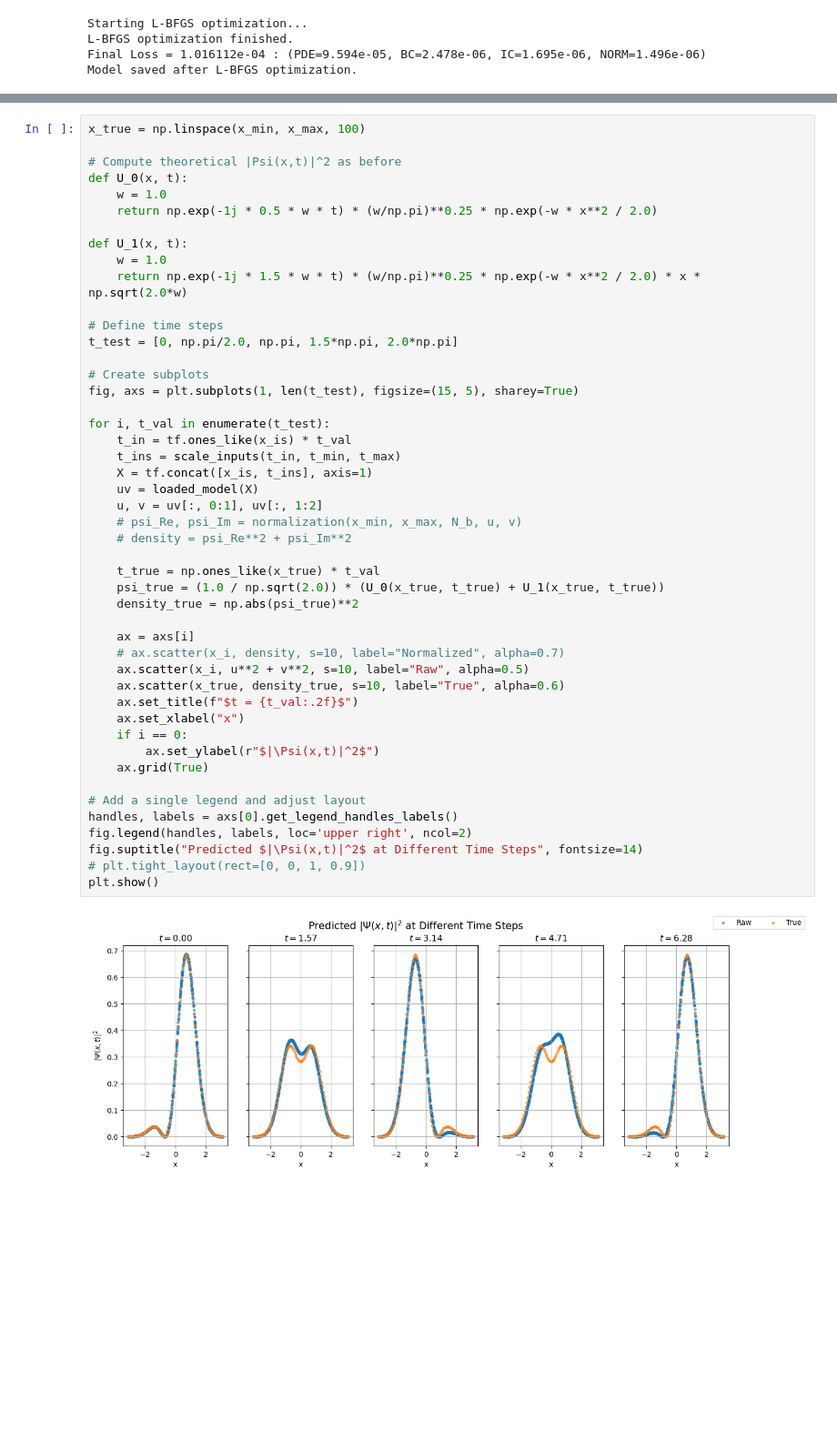
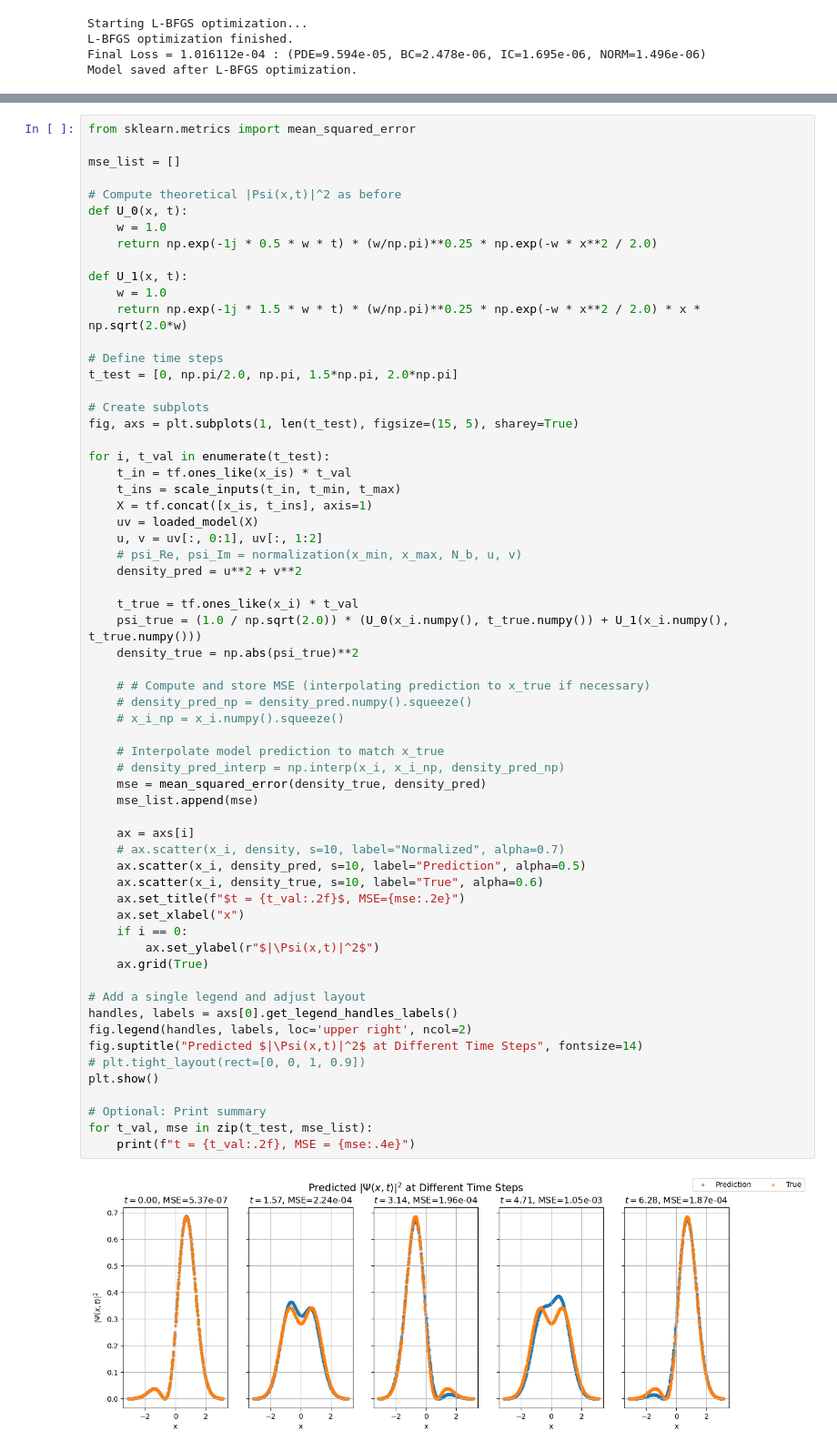
Before and after one commit to mrdchua/PINN-TDSE, a Jupyter notebook: TDSE-PHYS299/pinn-tdse-w1-lfbgs.ipynb, the cells around one changed output, grey strips where cells are left out. Shown at 91% size. Drawn from its saved outputs; the diff is of its cells as text; blank space fills up the shorter version.

```diff
--- a/TDSE-PHYS299/pinn-tdse-w1-lfbgs.ipynb
+++ b/TDSE-PHYS299/pinn-tdse-w1-lfbgs.ipynb
@@ -556,5 +558,7 @@ Model: "pinn"
 # %%
-x_true = np.linspace(x_min, x_max, 100)
+from sklearn.metrics import mean_squared_error
+
+mse_list = []
 
 # Compute theoretical |Psi(x,t)|^2 as before
 def U_0(x, t):
@@ -568,37 +572,50 @@ def U_1(x, t):
 # Define time steps
 t_test = [0, np.pi/2.0, np.pi, 1.5*np.pi, 2.0*np.pi]
 
 # Create subplots
 fig, axs = plt.subplots(1, len(t_test), figsize=(15, 5), sharey=True)
 
 for i, t_val in enumerate(t_test):
     t_in = tf.ones_like(x_is) * t_val
     t_ins = scale_inputs(t_in, t_min, t_max)
     X = tf.concat([x_is, t_ins], axis=1)
     uv = loaded_model(X)
     u, v = uv[:, 0:1], uv[:, 1:2]
     # psi_Re, psi_Im = normalization(x_min, x_max, N_b, u, v)
-    # density = psi_Re**2 + psi_Im**2
+    density_pred = u**2 + v**2
 
-    t_true = np.ones_like(x_true) * t_val
-    psi_true = (1.0 / np.sqrt(2.0)) * (U_0(x_true, t_true) + U_1(x_true, t_true))
+    t_true = tf.ones_like(x_i) * t_val
+    psi_true = (1.0 / np.sqrt(2.0)) * (U_0(x_i.numpy(), t_true.numpy()) + U_1(x_i.numpy(), t_true.numpy()))
     density_true = np.abs(psi_true)**2
+
+    # # Compute and store MSE (interpolating prediction to x_true if necessary)
+    # density_pred_np = density_pred.numpy().squeeze()
+    # x_i_np = x_i.numpy().squeeze()
+
+    # Interpolate model prediction to match x_true
+    # density_pred_interp = np.interp(x_i, x_i_np, density_pred_np)
+    mse = mean_squared_error(density_true, density_pred)
+    mse_list.append(mse)
 
     ax = axs[i]
     # ax.scatter(x_i, density, s=10, label="Normalized", alpha=0.7)
-    ax.scatter(x_i, u**2 + v**2, s=10, label="Raw", alpha=0.5)
-    ax.scatter(x_true, density_true, s=10, label="True", alpha=0.6)
-    ax.set_title(f"$t = {t_val:.2f}$")
+    ax.scatter(x_i, density_pred, s=10, label="Prediction", alpha=0.5)
+    ax.scatter(x_i, density_true, s=10, label="True", alpha=0.6)
+    ax.set_title(f"$t = {t_val:.2f}$, MSE={mse:.2e}")
     ax.set_xlabel("x")
     if i == 0:
         ax.set_ylabel(r"$|\Psi(x,t)|^2$")
     ax.grid(True)
 
 # Add a single legend and adjust layout
 handles, labels = axs[0].get_legend_handles_labels()
 fig.legend(handles, labels, loc='upper right', ncol=2)
 fig.suptitle("Predicted $|\Psi(x,t)|^2$ at Different Time Steps", fontsize=14)
 # plt.tight_layout(rect=[0, 0, 1, 0.9])
 plt.show()
+
+# Optional: Print summary
+for t_val, mse in zip(t_test, mse_list):
+    print(f"t = {t_val:.2f}, MSE = {mse:.4e}")
 # %% [output]
-[figure, old version]
+[figure, new version]
```
Also changed, not shown: parts of 2 cells of this notebook.
